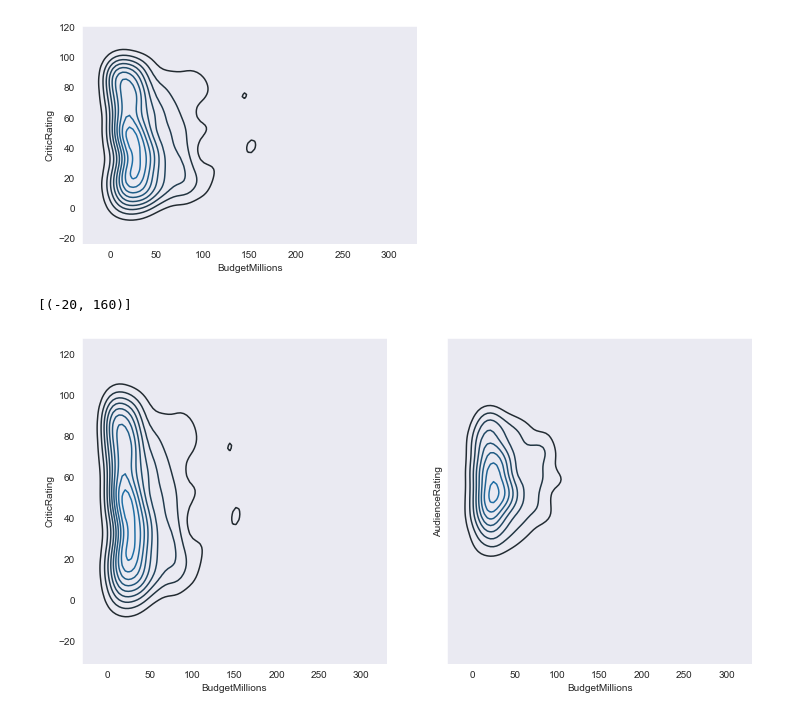
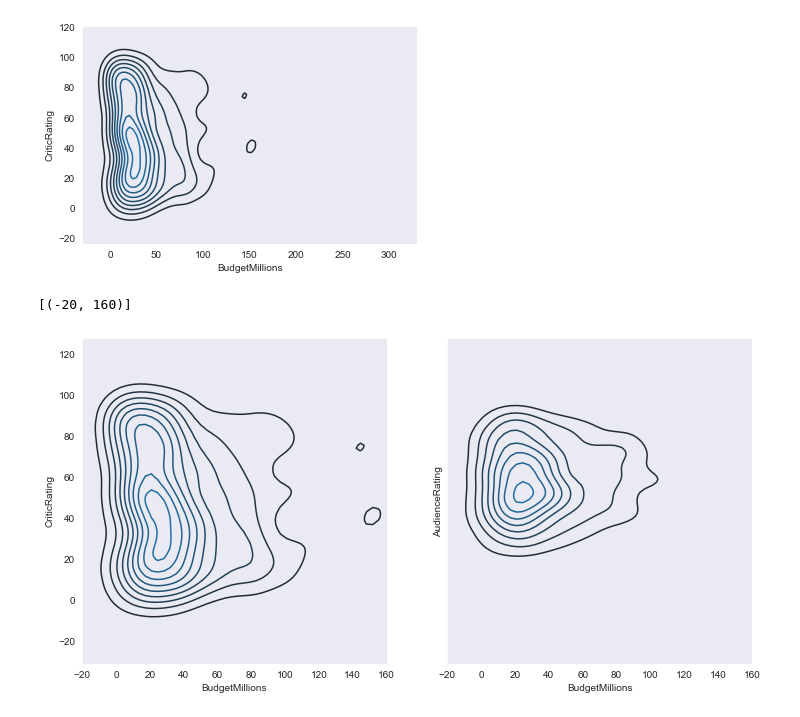
Before and after one commit to meda-cyber/Python_for_Data, a Jupyter notebook: Python for data with A-Z/Visualation/Movie Rating Analysis.ipynb, the cells around one changed output. Cells and saved outputs as stored; diff of their text form; code cells hidden in the pictures.

Commit message:
visualsion and dashboard

```diff
--- a/Python for data with A-Z/Visualation/Movie Rating Analysis.ipynb
+++ b/Python for data with A-Z/Visualation/Movie Rating Analysis.ipynb
@@ -290,9 +308,9 @@ k2 = sns.kdeplot(movies.BudgetMillions,movies.CriticRating)
 [figure]
 # %%
 f,axes = plt.subplots(1,2,figsize =(12,6),sharex=True,sharey=True)
-k1b = sns.kdeplot(movies.BudgetMillions,movies.CriticRating,ax=axes[0])
+k1 = sns.kdeplot(movies.BudgetMillions,movies.CriticRating,ax=axes[0])
 k2 = sns.kdeplot(movies.BudgetMillions,movies.AudienceRating,ax=axes[1])
 k1.set(xlim=(-20,160))
 # %% [output]
 [(-20, 160)]
-[figure, old version]
+[figure, new version]
```
Also changed, not shown: parts of 18 cells of this notebook.
